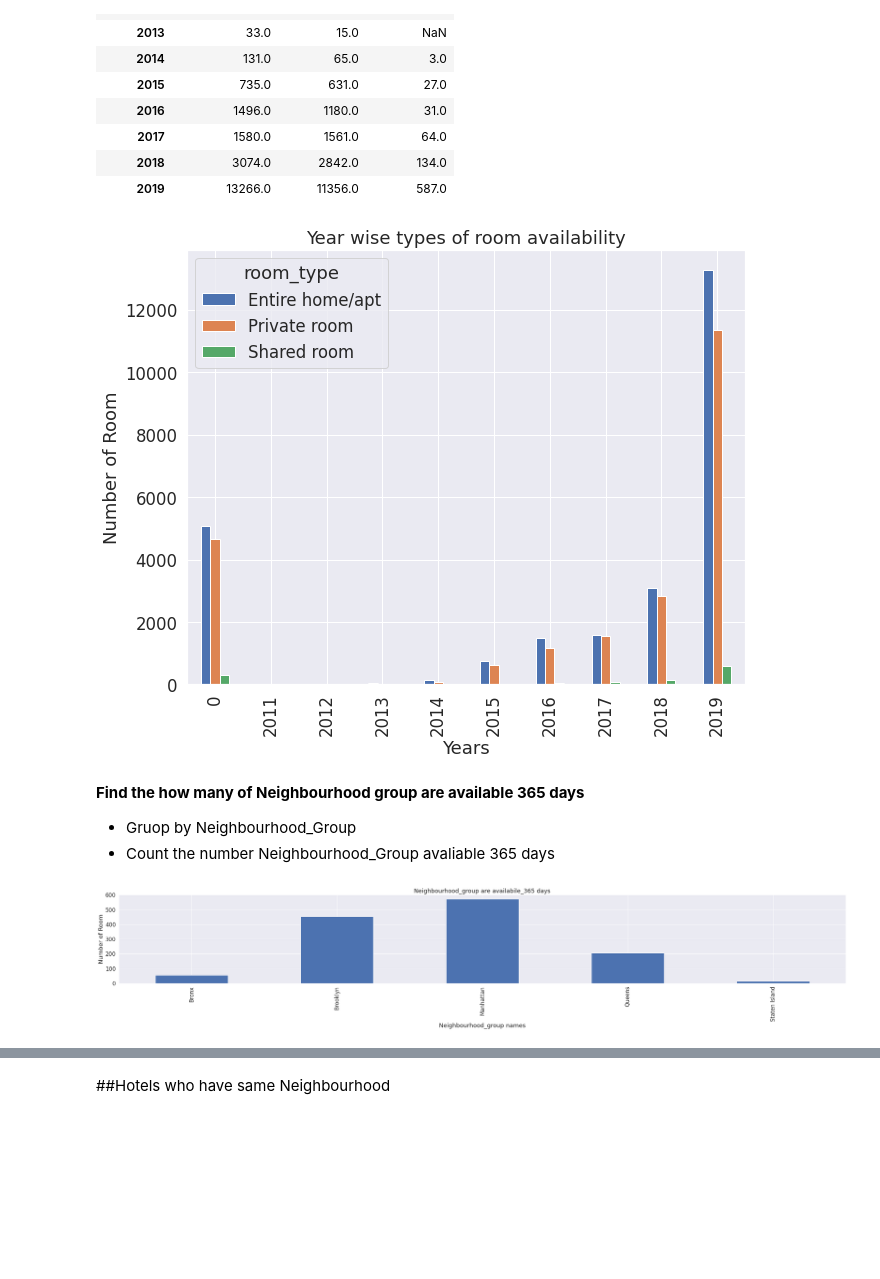
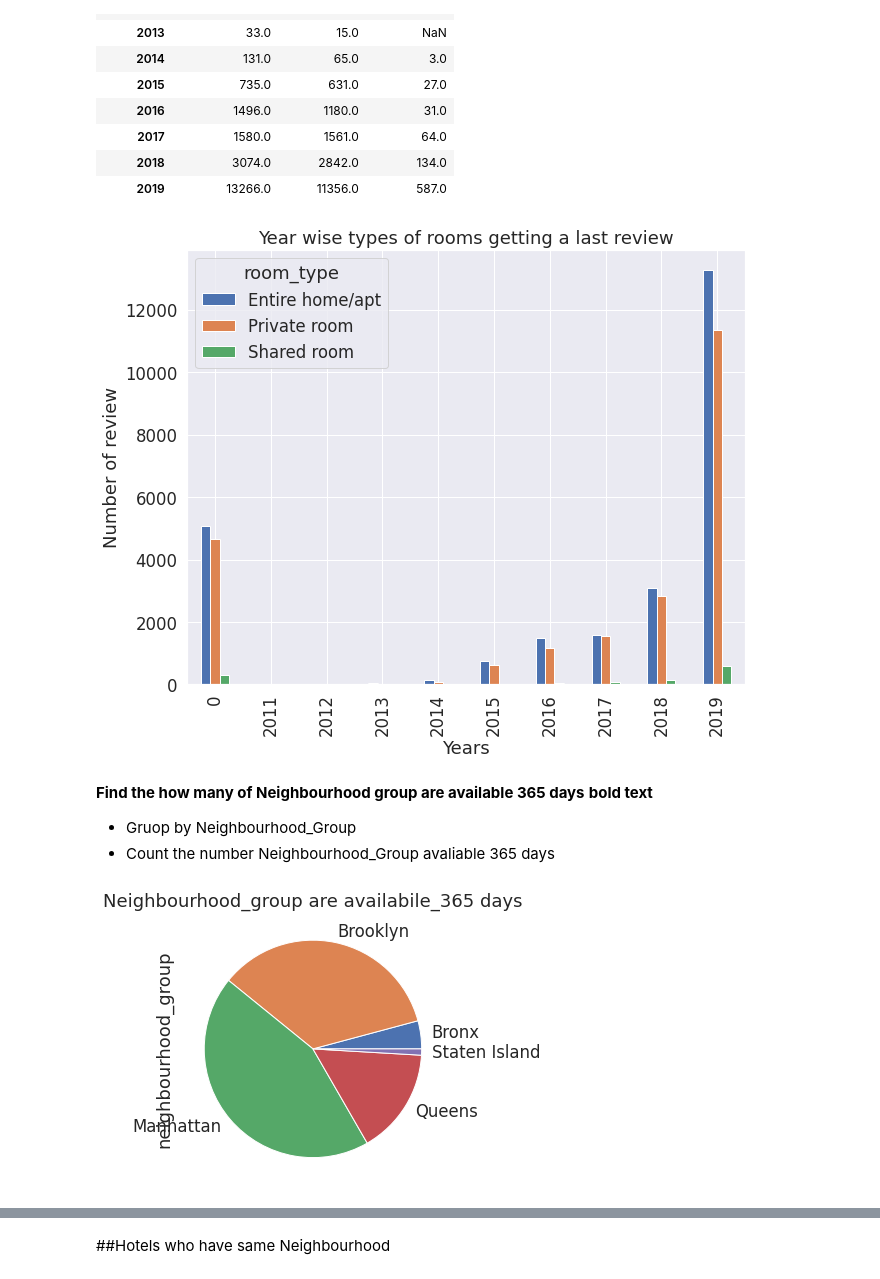
Before and after one commit to MeghanaRanganath98/EDA-data-analysis, a Jupyter notebook: Meghana_R_S__Airbnb_Bookings_Analysis_Capstone_Project.ipynb, the cells around one changed output, grey strips where cells are left out. Drawn from its saved outputs; the diff is of its cells as text; code cells hidden in the pictures; blank space fills up the shorter version.

```diff
--- a/Meghana_R_S__Airbnb_Bookings_Analysis_Capstone_Project.ipynb
+++ b/Meghana_R_S__Airbnb_Bookings_Analysis_Capstone_Project.ipynb
@@ -29,5 +29,5 @@ Mounted at /content/drive
 # %%
-file_path = '/content/drive/MyDrive/EDA /Copy of Airbnb NYC 2019.csv'
+file_path = '/content/drive/MyDrive/Data/Airbnb NYC 2019.csv'
 df = pd.read_csv(file_path)
 # %% [markdown]
 **Lets look at the first few rows of the dataframe**
@@ -600,29 +606,27 @@ year_wise_room
 # %%
 year_wise_room.plot(kind='bar')
 
-plt.title('Year wise types of room availability')
-plt.ylabel('Number of Room')
+plt.title('Year wise types of rooms getting a last review')
+plt.ylabel('Number of review')
 plt.xlabel('Years')
 plt.rcParams['figure.figsize'] = (40, 5)
 # %% [output]
-[figure, old version]
+[figure, new version]
 # %% [markdown]
 
 
-**Find the how many of Neighbourhood group are available 365 days**
+**Find the how many of Neighbourhood group are available 365 days** **bold text**
 
 *   Gruop by Neighbourhood_Group
 *   Count the number Neighbourhood_Group avaliable 365 days
 # %%
 availability_of_365 = df[df['availability_365']>=365]
 df1 = availability_of_365.groupby(['neighbourhood_group'])['neighbourhood_group'].count()
 
-df1.plot(kind='bar')
+df1.plot(kind='pie')
 
 plt.title('Neighbourhood_group are availabile_365 days')
-plt.ylabel('Number of Room')
-plt.xlabel('Neighbourhood_group names')
-plt.rcParams['figure.figsize'] = (40, 10)
+plt.rcParams['figure.figsize'] = (30, 10)
 # %% [output]
-[figure, old version]
+[figure, new version]
 # %% [markdown]
```
Also changed, not shown: parts of 40 cells of this notebook.
